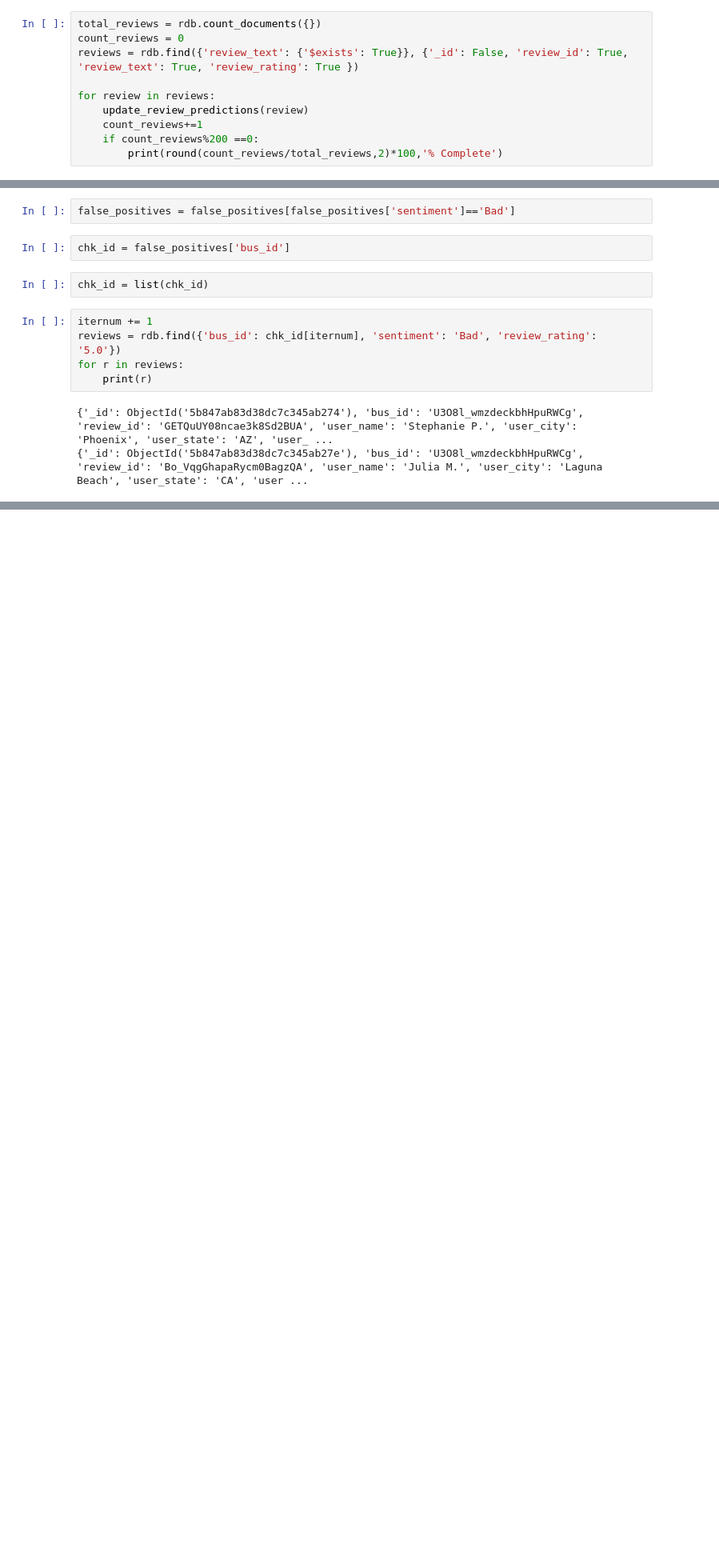
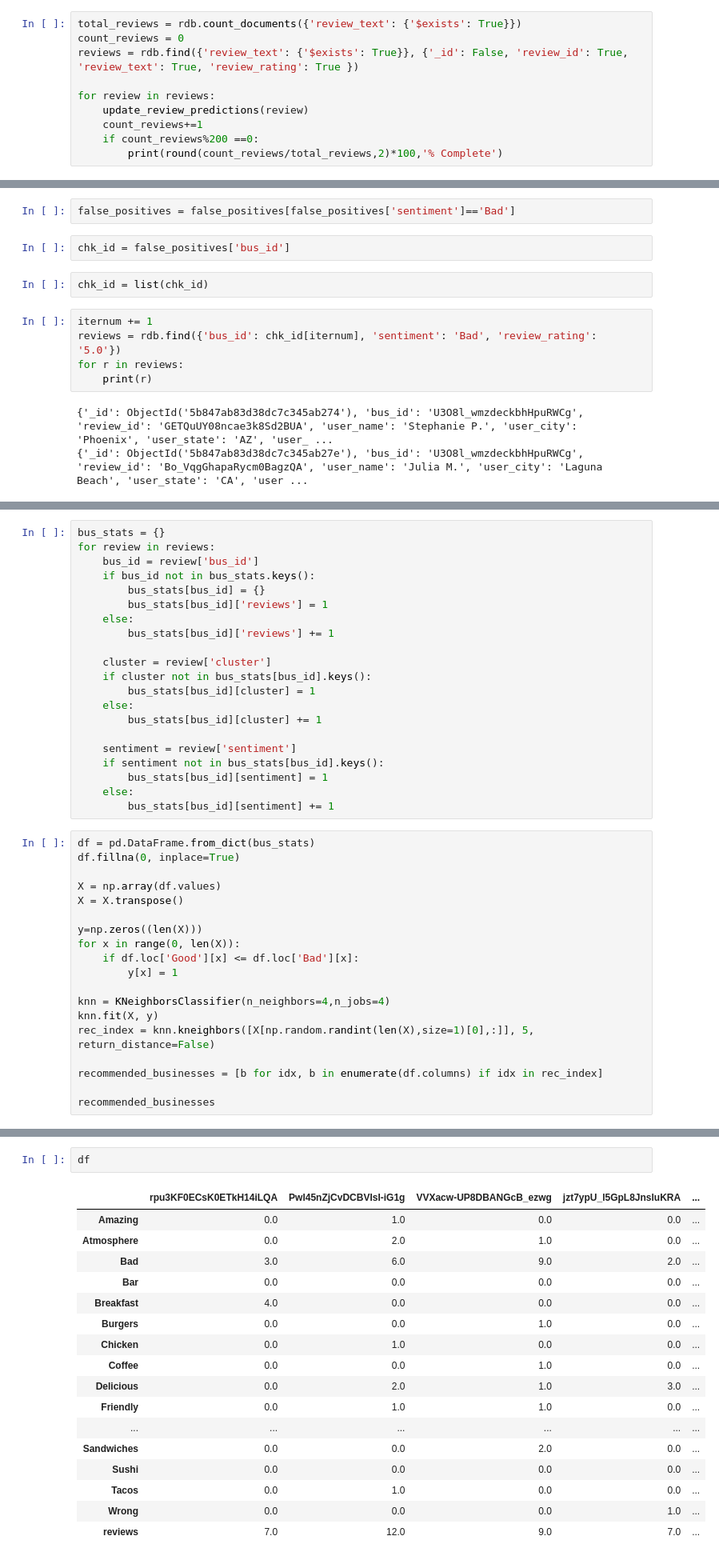
Before and after one commit to SteveGriswold3/DataScience-Capstone, a Jupyter notebook: src/model.ipynb, the cells around one changed output, grey strips where cells are left out. Shown: that part at 80% size. Saved outputs shown, nothing was run; the diff lists cells and outputs as text; blank space fills up the shorter version.

```diff
--- a/src/model.ipynb
+++ b/src/model.ipynb
@@ -658,7 +742,7 @@ review
 # %%
 update_review_predictions(review)
 # %%
-total_reviews = rdb.count_documents({})
+total_reviews = rdb.count_documents({'review_text': {'$exists': True}})
 count_reviews = 0
 reviews = rdb.find({'review_text': {'$exists': True}}, {'_id': False, 'review_id': True, 'review_text': True, 'review_rating': True })
 
@@ -802,0 +936,40 @@ for r in reviews:
+# %%
+bus_stats = {}
+for review in reviews:
+    bus_id = review['bus_id']
+    if bus_id not in bus_stats.keys():
+        bus_stats[bus_id] = {}
+        bus_stats[bus_id]['reviews'] = 1
+    else:
+        bus_stats[bus_id]['reviews'] += 1
+
+    cluster = review['cluster']
+    if cluster not in bus_stats[bus_id].keys():
+        bus_stats[bus_id][cluster] = 1
+    else:
+        bus_stats[bus_id][cluster] += 1
+
+    sentiment = review['sentiment']
+    if sentiment not in bus_stats[bus_id].keys():
+        bus_stats[bus_id][sentiment] = 1
+    else:
+        bus_stats[bus_id][sentiment] += 1
+# %%
+df = pd.DataFrame.from_dict(bus_stats)
+df.fillna(0, inplace=True)
+
+X = np.array(df.values)
+X = X.transpose()
+
+y=np.zeros((len(X)))
+for x in range(0, len(X)):
+    if df.loc['Good'][x] <= df.loc['Bad'][x]:
+        y[x] = 1
+
+knn = KNeighborsClassifier(n_neighbors=4,n_jobs=4)
+knn.fit(X, y)
+rec_index = knn.kneighbors([X[np.random.randint(len(X),size=1)[0],:]], 5, return_distance=False)
+
+recommended_businesses = [b for idx, b in enumerate(df.columns) if idx in rec_index]
+
+recommended_businesses
@@ -802,0 +989,20 @@ for r in reviews:
+# %%
+df
+# %% [output]
+|  | rpu3KF0ECsK0ETkH14iLQA | Pwl45nZjCvDCBVIsI-iG1g | VVXacw-UP8DBANGcB_ezwg | jzt7ypU_l5GpL8JnsluKRA | ... |
+| Amazing | 0.0 | 1.0 | 0.0 | 0.0 | ... |
+| Atmosphere | 0.0 | 2.0 | 1.0 | 0.0 | ... |
+| Bad | 3.0 | 6.0 | 9.0 | 2.0 | ... |
+| Bar | 0.0 | 0.0 | 0.0 | 0.0 | ... |
+| Breakfast | 4.0 | 0.0 | 0.0 | 0.0 | ... |
+| Burgers | 0.0 | 0.0 | 1.0 | 0.0 | ... |
+| Chicken | 0.0 | 1.0 | 0.0 | 0.0 | ... |
+| Coffee | 0.0 | 0.0 | 1.0 | 0.0 | ... |
+| Delicious | 0.0 | 2.0 | 1.0 | 3.0 | ... |
+| Friendly | 0.0 | 1.0 | 1.0 | 0.0 | ... |
+| ... | ... | ... | ... | ... | ... |
+| Sandwiches | 0.0 | 0.0 | 2.0 | 0.0 | ... |
+| Sushi | 0.0 | 0.0 | 0.0 | 0.0 | ... |
+| Tacos | 0.0 | 1.0 | 0.0 | 0.0 | ... |
+| Wrong | 0.0 | 0.0 | 0.0 | 1.0 | ... |
+| reviews | 7.0 | 12.0 | 9.0 | 7.0 | ... |
```
Also changed, not shown: parts of 39 cells of this notebook.
